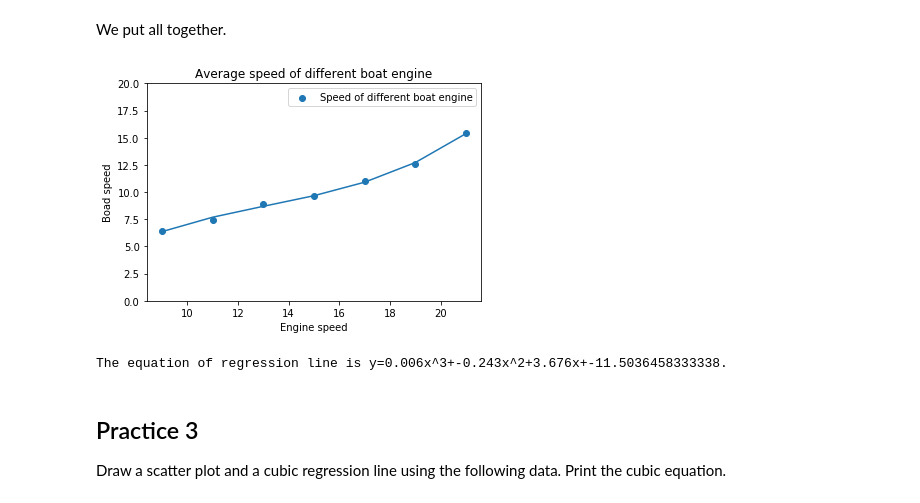
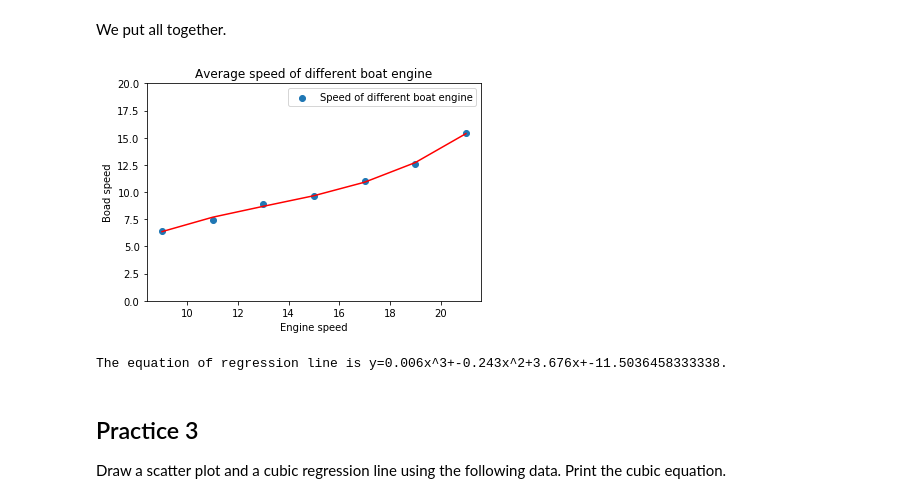
Before and after one commit to shinokada/python-for-ib-diploma-mathematics, a Jupyter notebook: Modelling_functions.ipynb, the cells around one changed output. Cells and saved outputs as stored; diff of their text form; code cells hidden in the pictures.

```diff
--- a/Modelling_functions.ipynb
+++ b/Modelling_functions.ipynb
@@ -352,29 +365,29 @@ We put all together.
 # %%
 import numpy as np
 import matplotlib.pyplot as plt
 %matplotlib inline
 
 engspeed = np.arange(9,23,2)
 avespeed = np.array([6.45,7.44,8.88,9.66,10.98,12.56,15.44])
 
 plt.scatter(engspeed,avespeed,label='Speed of different boat engine')
 
 coef = np.polyfit(engspeed, avespeed, 3)
 equ = np.poly1d(coef)
 y = equ(engspeed)
-plt.plot(engspeed, y)
+plt.plot(engspeed, y,'r-')
 
 plt.title("Average speed of different boat engine")
 plt.xlabel('Engine speed')
 plt.ylabel('Boad speed')
 plt.ylim(0,20)
 plt.legend()
 plt.show()
 
 a, b, c, d = coef
 print(f'The equation of regression line is y={a:.3f}x^3+{b:.3f}x^2+{c:.3f}x+{d}.')
 # %% [output]
-[figure, old version]
+[figure, new version]
 The equation of regression line is y=0.006x^3+-0.243x^2+3.676x+-11.5036458333338.
 # %% [markdown]
 ## Practice 3
```
Also changed, not shown: parts of 22 cells of this notebook.
